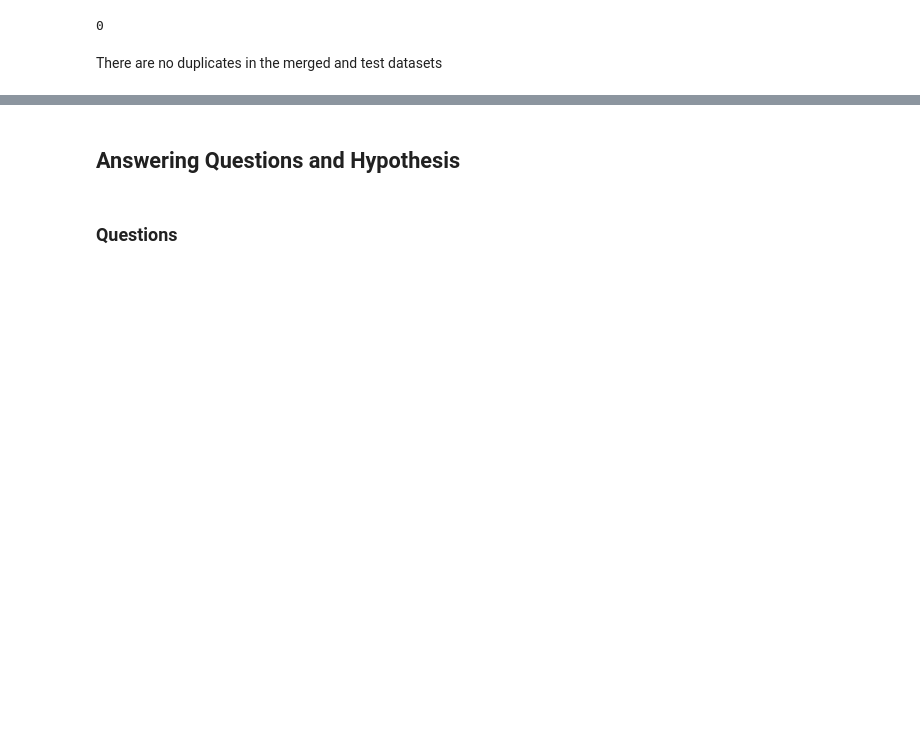
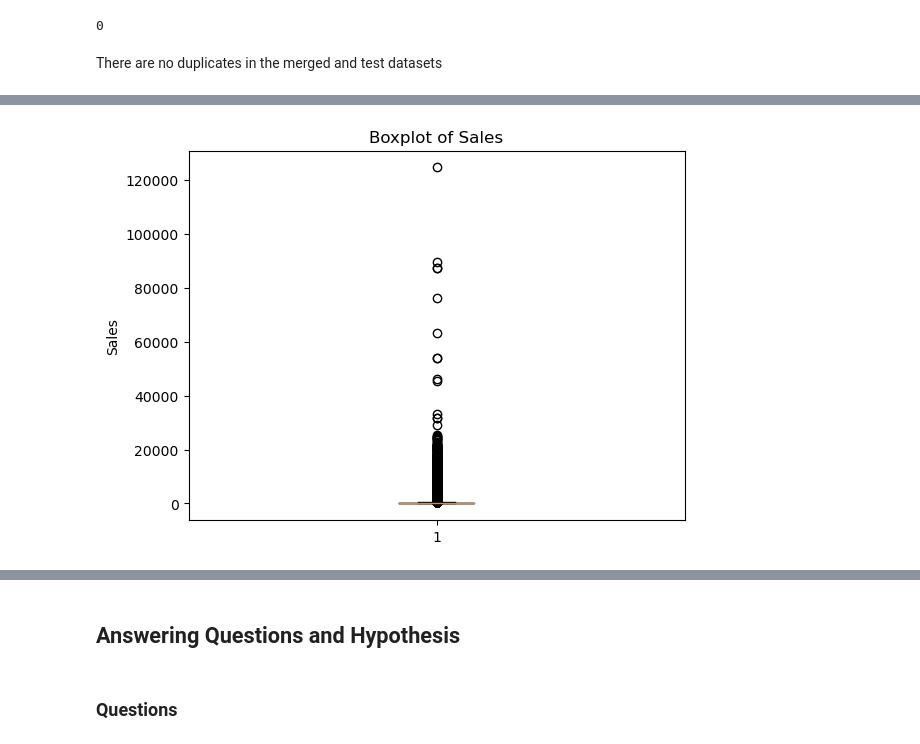
Before and after one commit to rasmodev/Time-Series-Forecasting---ML-Regression-Project, a Jupyter notebook: Regression_Time_Series.ipynb, the cells around one changed output, grey strips where cells are left out. Cells and saved outputs as stored; diff of their text form; code cells hidden in the pictures; blank space fills up the shorter version.

```diff
--- a/Regression_Time_Series.ipynb
+++ b/Regression_Time_Series.ipynb
@@ -566,0 +673,8 @@ To proceed with imputing the missing values, we can use the SimpleImputer class
+# %%
+# Boxplot
+plt.boxplot(merged_df['sales'])
+plt.ylabel('Sales')
+plt.title('Boxplot of Sales')
+plt.show()
+# %% [output]
+[figure, added]
```
Also changed, not shown: parts of 82 cells of this notebook.
